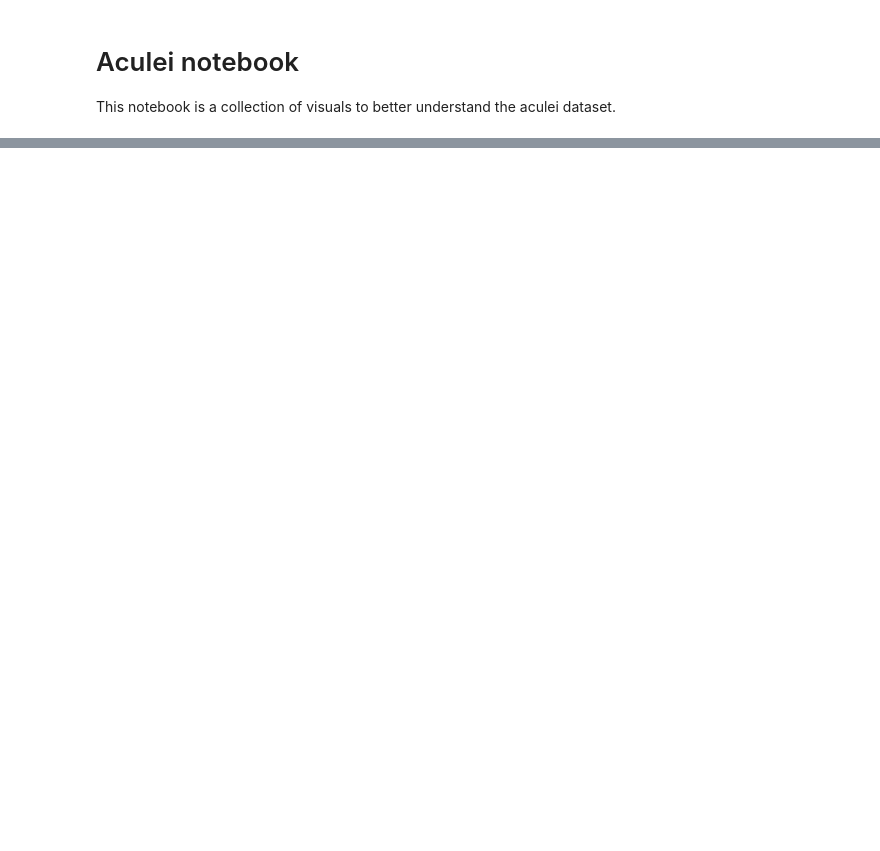
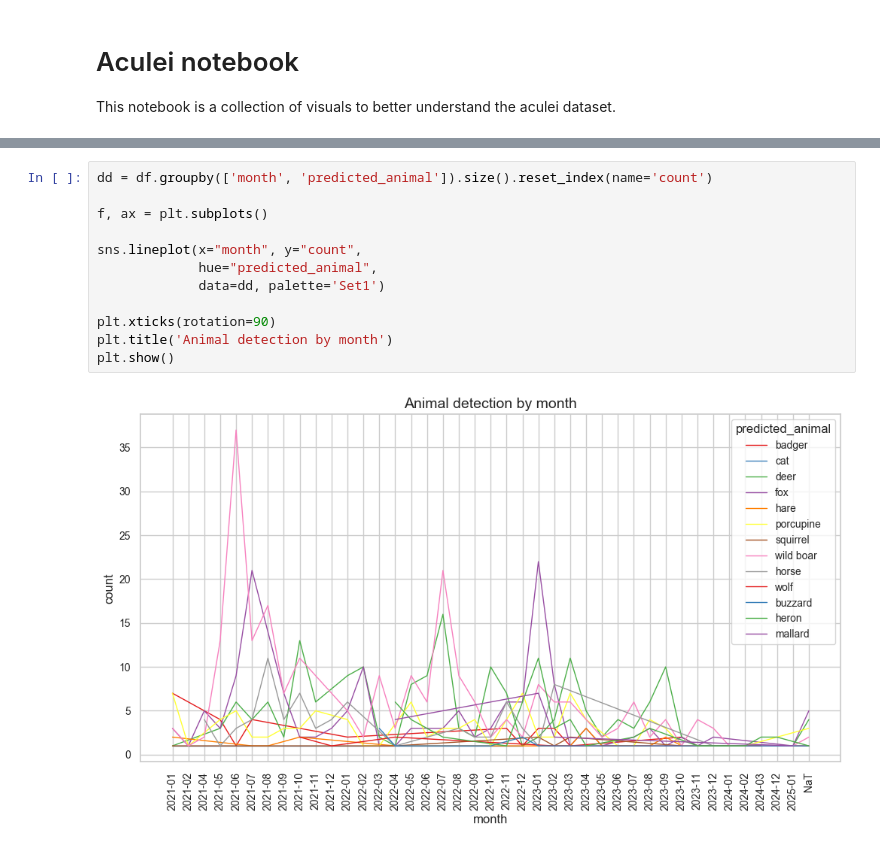
Before and after one commit to aculei/aculei-ai, a Jupyter notebook: viz.ipynb, the cells around one changed output, grey strips where cells are left out. Cells and saved outputs as stored; diff of their text form; blank space fills up the shorter version.

```diff
--- a/viz.ipynb
+++ b/viz.ipynb
@@ -101,3 +143,17 @@ plt.show()
+# %%
+dd = df.groupby(['month', 'predicted_animal']).size().reset_index(name='count')
+
+f, ax = plt.subplots()
+
+sns.lineplot(x="month", y="count",
+             hue="predicted_animal",
+             data=dd, palette='Set1')
+
+plt.xticks(rotation=90)
+plt.title('Animal detection by month')
+plt.show()
+# %% [output]
+[figure, added]
 # %%
 df['date'] = pd.to_datetime(df['date'], errors='coerce')
 
```
Also changed, not shown: parts of 11 cells of this notebook, 4 other files.
